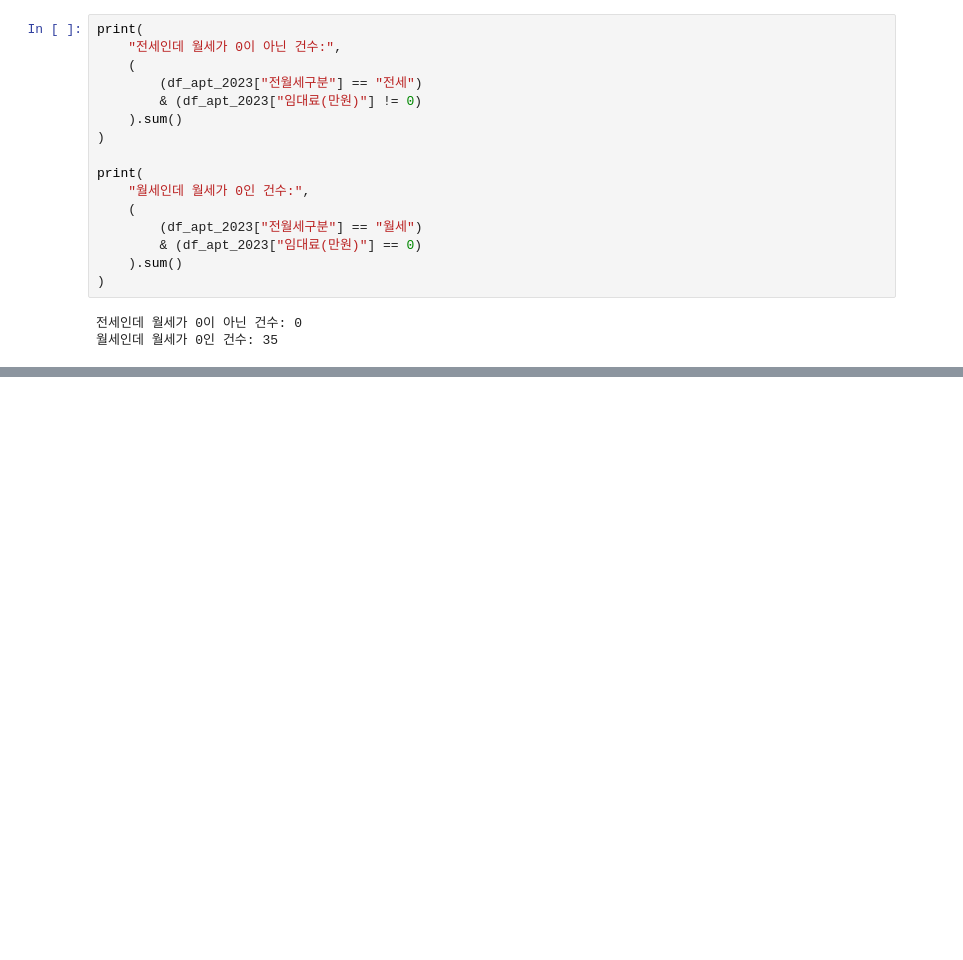
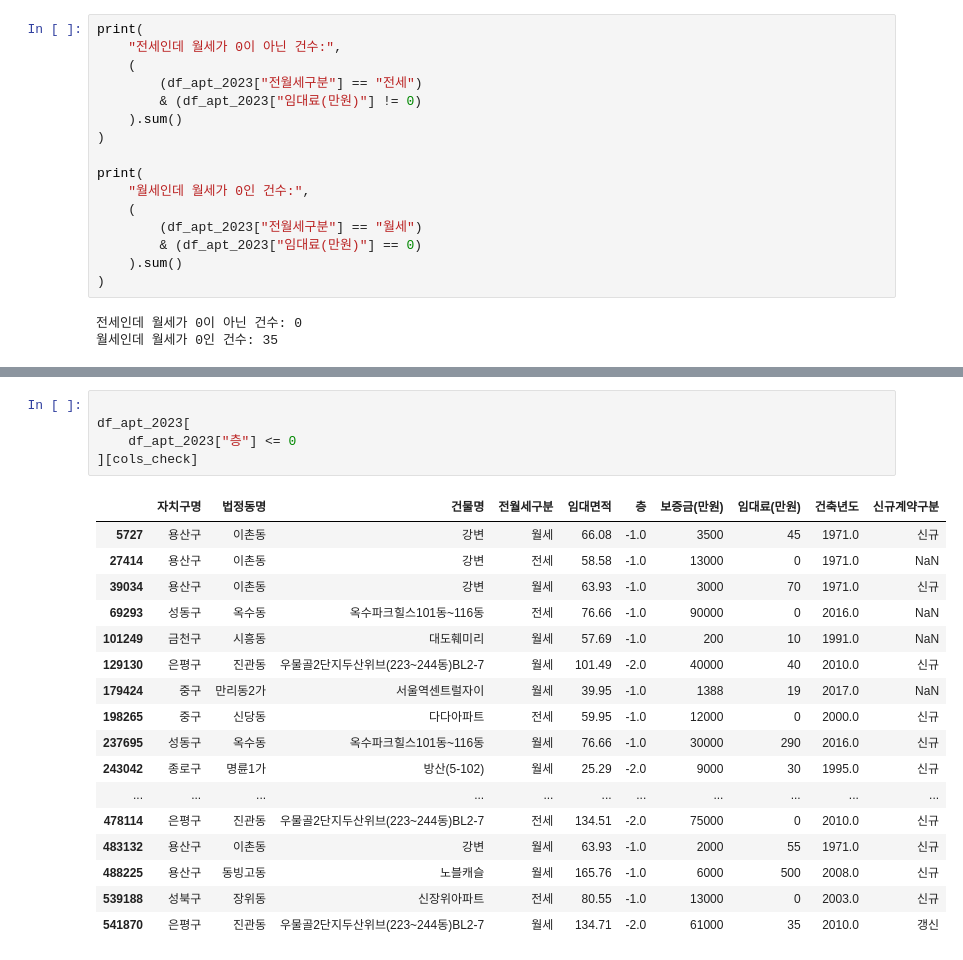
Before and after one commit to JYRosa/seoul-rental-analysis, a Jupyter notebook: notebooks/01_data_understanding.ipynb, the cells around one changed output, grey strips where cells are left out. Drawn from its saved outputs; the diff is of its cells as text; blank space fills up the shorter version.

```diff
--- a/notebooks/01_data_understanding.ipynb
+++ b/notebooks/01_data_understanding.ipynb
@@ -268,0 +342,23 @@ print(
+# %%
+
+df_apt_2023[
+    df_apt_2023["층"] <= 0
+][cols_check]
+# %% [output]
+|  | 자치구명 | 법정동명 | 건물명 | 전월세구분 | 임대면적 | 층 | 보증금(만원) | 임대료(만원) | 건축년도 | 신규계약구분 |
+| 5727 | 용산구 | 이촌동 | 강변 | 월세 | 66.08 | -1.0 | 3500 | 45 | 1971.0 | 신규 |
+| 27414 | 용산구 | 이촌동 | 강변 | 전세 | 58.58 | -1.0 | 13000 | 0 | 1971.0 | NaN |
+| 39034 | 용산구 | 이촌동 | 강변 | 월세 | 63.93 | -1.0 | 3000 | 70 | 1971.0 | 신규 |
+| 69293 | 성동구 | 옥수동 | 옥수파크힐스101동~116동 | 전세 | 76.66 | -1.0 | 90000 | 0 | 2016.0 | NaN |
+| 101249 | 금천구 | 시흥동 | 대도훼미리 | 월세 | 57.69 | -1.0 | 200 | 10 | 1991.0 | NaN |
+| 129130 | 은평구 | 진관동 | 우물골2단지두산위브(223~244동)BL2-7 | 월세 | 101.49 | -2.0 | 40000 | 40 | 2010.0 | 신규 |
+| 179424 | 중구 | 만리동2가 | 서울역센트럴자이 | 월세 | 39.95 | -1.0 | 1388 | 19 | 2017.0 | NaN |
+| 198265 | 중구 | 신당동 | 다다아파트 | 전세 | 59.95 | -1.0 | 12000 | 0 | 2000.0 | 신규 |
+| 237695 | 성동구 | 옥수동 | 옥수파크힐스101동~116동 | 월세 | 76.66 | -1.0 | 30000 | 290 | 2016.0 | 신규 |
+| 243042 | 종로구 | 명륜1가 | 방산(5-102) | 월세 | 25.29 | -2.0 | 9000 | 30 | 1995.0 | 신규 |
+| ... | ... | ... | ... | ... | ... | ... | ... | ... | ... | ... |
+| 478114 | 은평구 | 진관동 | 우물골2단지두산위브(223~244동)BL2-7 | 전세 | 134.51 | -2.0 | 75000 | 0 | 2010.0 | 신규 |
+| 483132 | 용산구 | 이촌동 | 강변 | 월세 | 63.93 | -1.0 | 2000 | 55 | 1971.0 | 신규 |
+| 488225 | 용산구 | 동빙고동 | 노블캐슬 | 월세 | 165.76 | -1.0 | 6000 | 500 | 2008.0 | 신규 |
+| 539188 | 성북구 | 장위동 | 신장위아파트 | 전세 | 80.55 | -1.0 | 13000 | 0 | 2003.0 | 신규 |
+| 541870 | 은평구 | 진관동 | 우물골2단지두산위브(223~244동)BL2-7 | 월세 | 134.71 | -2.0 | 61000 | 35 | 2010.0 | 갱신 |
```
Also changed, not shown: parts of 8 cells of this notebook, 4 other files.
